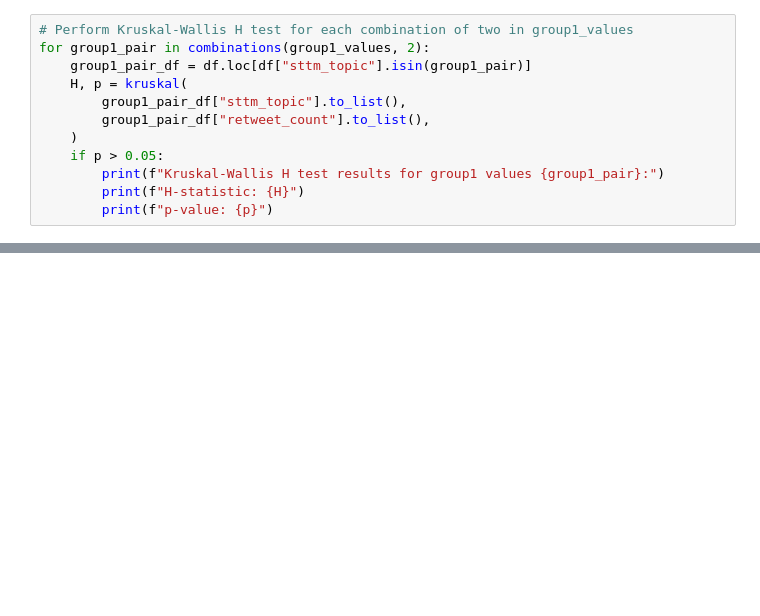
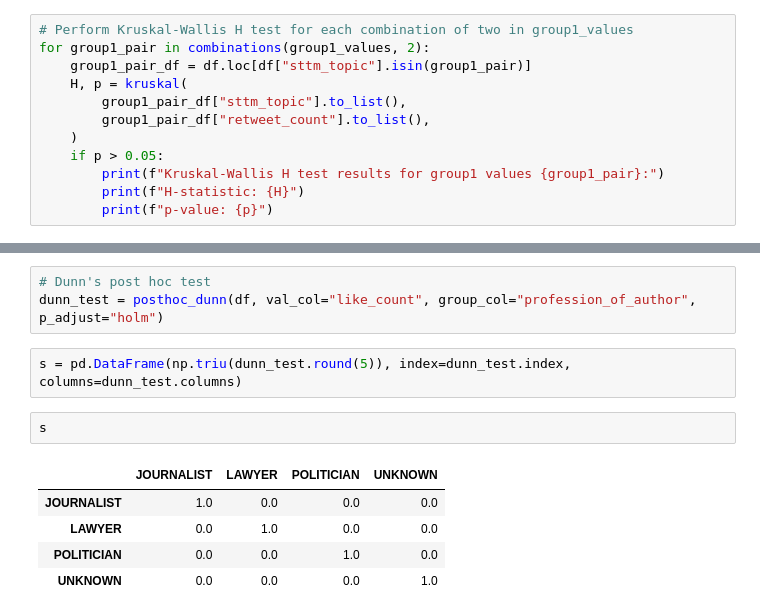
Before and after one commit to ossamum/kuleuven-thesis, a Jupyter notebook: 05_hypothesis_testing.ipynb, the cells around one changed output, grey strips where cells are left out. Cells and saved outputs as stored; diff of their text form; blank space fills up the shorter version.

```diff
--- a/05_hypothesis_testing.ipynb
+++ b/05_hypothesis_testing.ipynb
@@ -860,0 +966,13 @@ for group1_pair in combinations(group1_values, 2):
+# %%
+# Dunn's post hoc test
+dunn_test = posthoc_dunn(df, val_col="like_count", group_col="profession_of_author", p_adjust="holm")
+# %%
+s = pd.DataFrame(np.triu(dunn_test.round(5)), index=dunn_test.index, columns=dunn_test.columns)
+# %%
+s
+# %% [output]
+|  | JOURNALIST | LAWYER | POLITICIAN | UNKNOWN |
+| JOURNALIST | 1.0 | 0.0 | 0.0 | 0.0 |
+| LAWYER | 0.0 | 1.0 | 0.0 | 0.0 |
+| POLITICIAN | 0.0 | 0.0 | 1.0 | 0.0 |
+| UNKNOWN | 0.0 | 0.0 | 0.0 | 1.0 |
```
Also changed, not shown: parts of 49 cells of this notebook.
